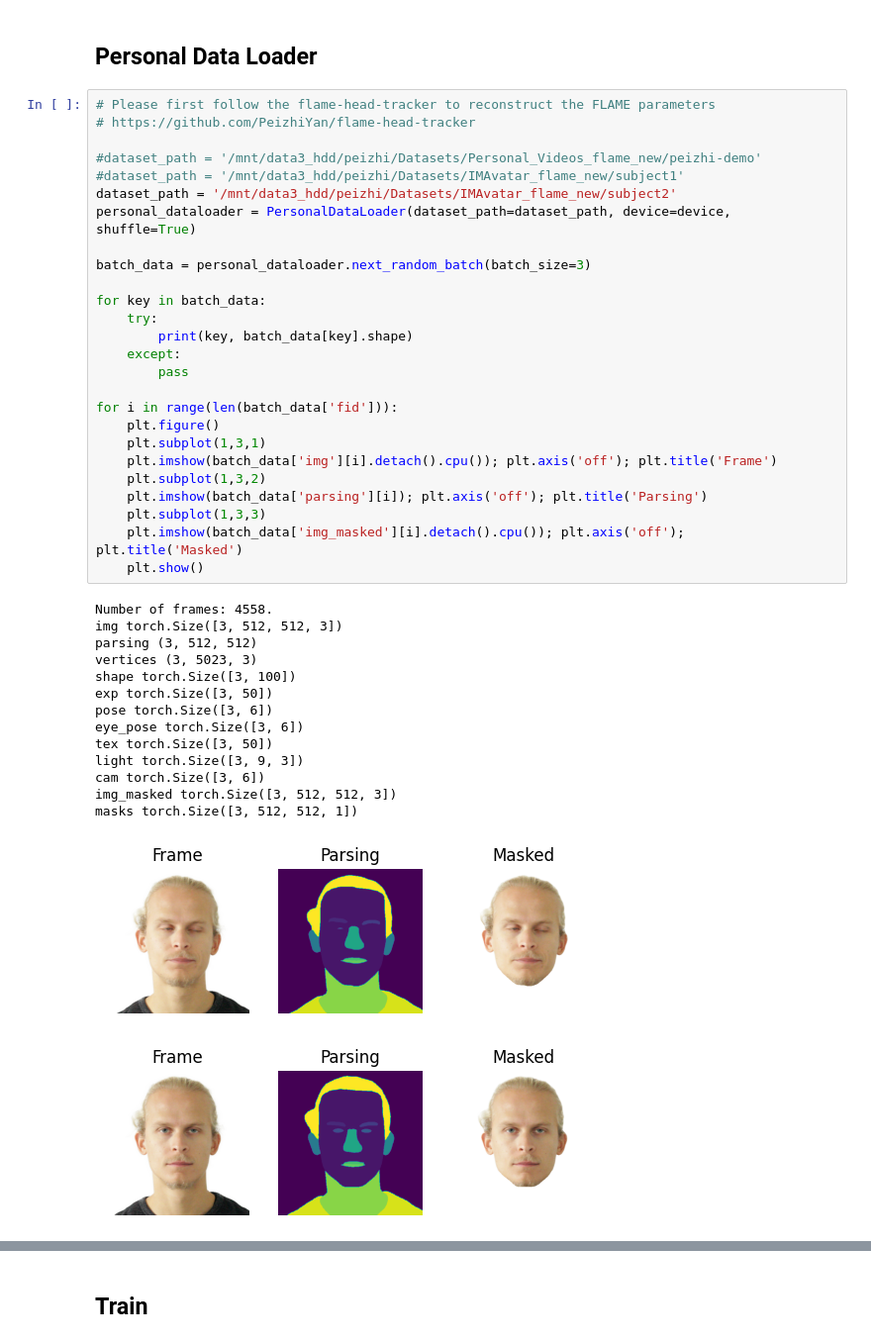
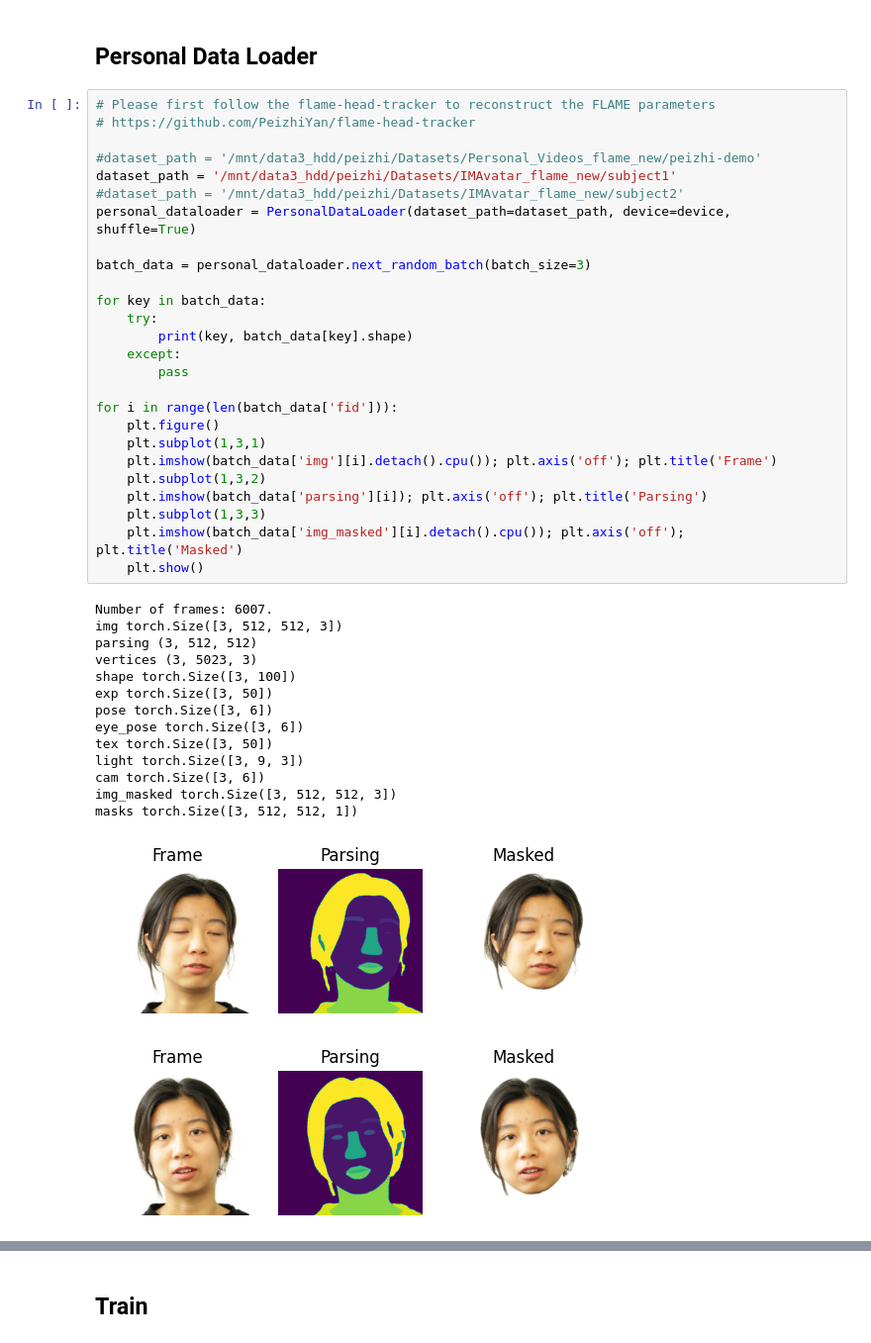
Before and after one commit to PeizhiYan/gaussian-dejavu, a Jupyter notebook: examples/Personalize-Avatar.ipynb, the cells around one changed output, grey strips where cells are left out. Shown at 99% size. Drawn from its saved outputs; the diff is of its cells as text.

```diff
--- a/examples/Personalize-Avatar.ipynb
+++ b/examples/Personalize-Avatar.ipynb
@@ -75,40 +46,40 @@ Gaussian DejaVu Framework Created.
 # https://github.com/PeizhiYan/flame-head-tracker
 
 #dataset_path = '/mnt/data3_hdd/peizhi/Datasets/Personal_Videos_flame_new/peizhi-demo'
-#dataset_path = '/mnt/data3_hdd/peizhi/Datasets/IMAvatar_flame_new/subject1'
-dataset_path = '/mnt/data3_hdd/peizhi/Datasets/IMAvatar_flame_new/subject2'
+dataset_path = '/mnt/data3_hdd/peizhi/Datasets/IMAvatar_flame_new/subject1'
+#dataset_path = '/mnt/data3_hdd/peizhi/Datasets/IMAvatar_flame_new/subject2'
 personal_dataloader = PersonalDataLoader(dataset_path=dataset_path, device=device, shuffle=True)
 
 batch_data = personal_dataloader.next_random_batch(batch_size=3)
 
 for key in batch_data:
     try:
         print(key, batch_data[key].shape)
     except:
         pass
 
 for i in range(len(batch_data['fid'])):
     plt.figure()
     plt.subplot(1,3,1)
     plt.imshow(batch_data['img'][i].detach().cpu()); plt.axis('off'); plt.title('Frame')
     plt.subplot(1,3,2)
     plt.imshow(batch_data['parsing'][i]); plt.axis('off'); plt.title('Parsing')
     plt.subplot(1,3,3)
     plt.imshow(batch_data['img_masked'][i].detach().cpu()); plt.axis('off'); plt.title('Masked')
     plt.show()
 # %% [output]
-Number of frames: 4558.
+Number of frames: 6007.
 img torch.Size([3, 512, 512, 3])
 parsing (3, 512, 512)
 vertices (3, 5023, 3)
 shape torch.Size([3, 100])
 exp torch.Size([3, 50])
 pose torch.Size([3, 6])
 eye_pose torch.Size([3, 6])
 tex torch.Size([3, 50])
 light torch.Size([3, 9, 3])
 cam torch.Size([3, 6])
 img_masked torch.Size([3, 512, 512, 3])
 masks torch.Size([3, 512, 512, 1])
-[figure, old version]
+[figure, new version]
-[figure, old version]
+[figure, new version]
```
Also changed, not shown: parts of 7 cells of this notebook, 38 other files.
